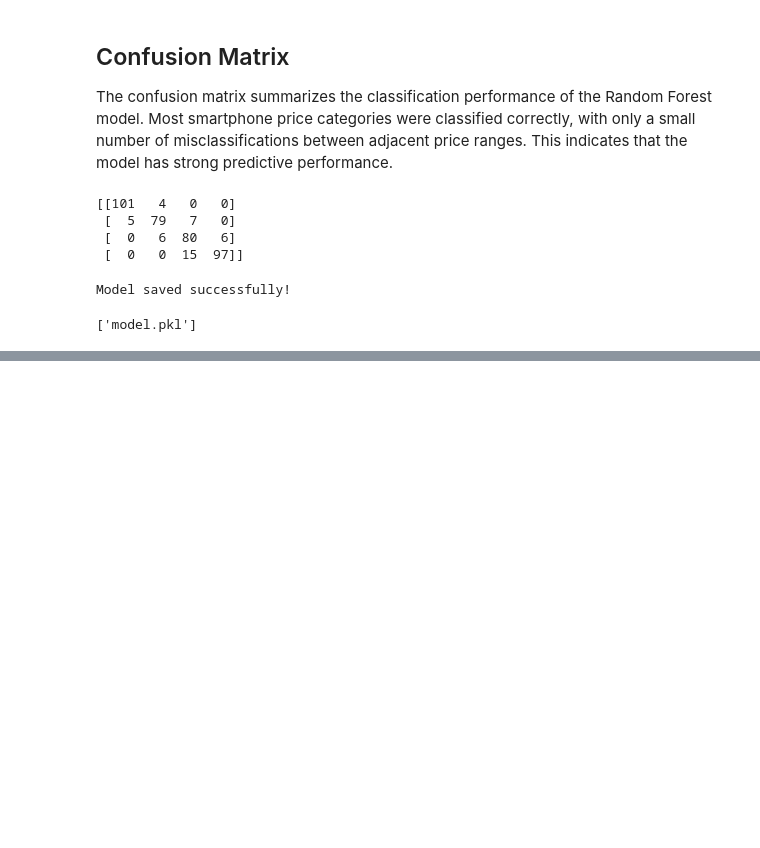
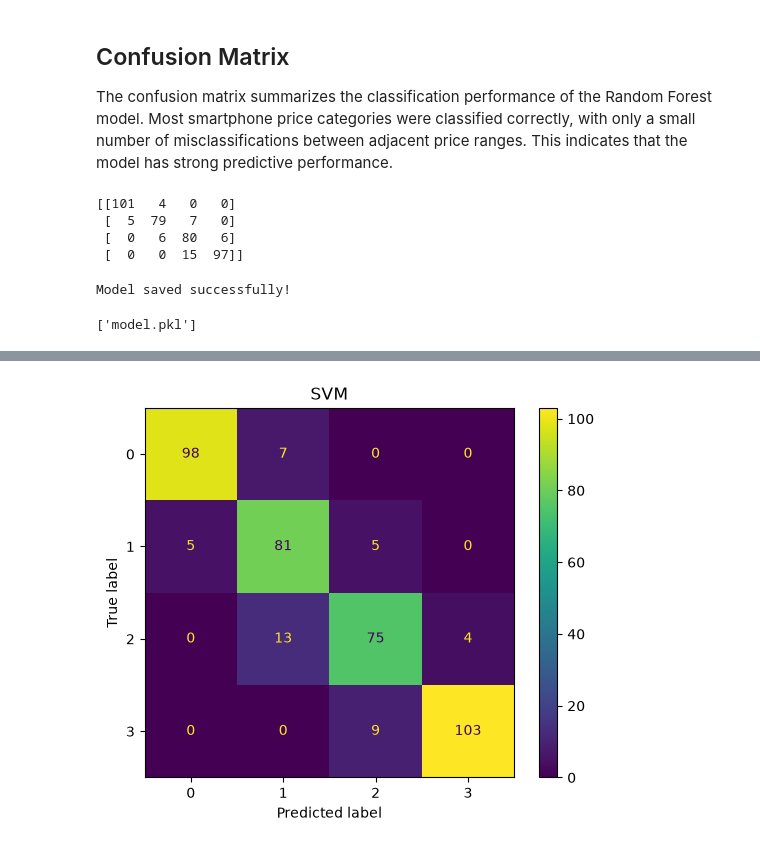
Before and after one commit to ty202503646-web/SMARTPHONE_PRICE_CLASSIFICATION, a Jupyter notebook: ml/notebook/Smartphone_Price_Classification.ipynb, the cells around one changed output, grey strips where cells are left out. Drawn from its saved outputs; the diff is of its cells as text; code cells hidden in the pictures; blank space fills up the shorter version.

```diff
--- a/ml/notebook/Smartphone_Price_Classification.ipynb
+++ b/ml/notebook/Smartphone_Price_Classification.ipynb
@@ -216,0 +426,8 @@ joblib.dump(model, "model.pkl")
+# %%
+from sklearn.svm import SVC
+
+svm = SVC()
+svm.fit(X_train, y_train)
+svm_pred = svm.predict(X_test)
+
+print("SVM Accuracy:", accuracy_score(y_test, svm_pred))
@@ -216,0 +479,7 @@ joblib.dump(model, "model.pkl")
+# %%
+cm_svm = confusion_matrix(y_test, svm_pred)
+ConfusionMatrixDisplay(cm_svm).plot()
+plt.title("SVM")
+plt.show()
+# %% [output]
+[figure, added]
```
Also changed, not shown: parts of 86 cells of this notebook, 14 other files.
